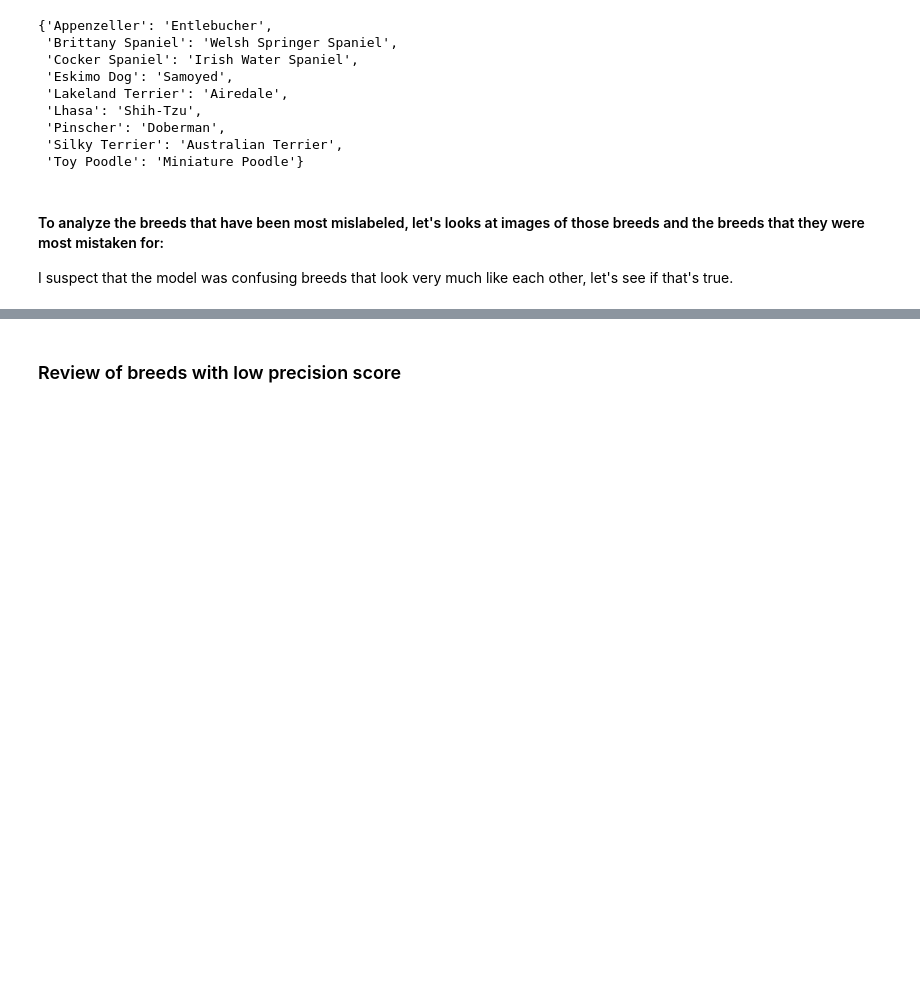
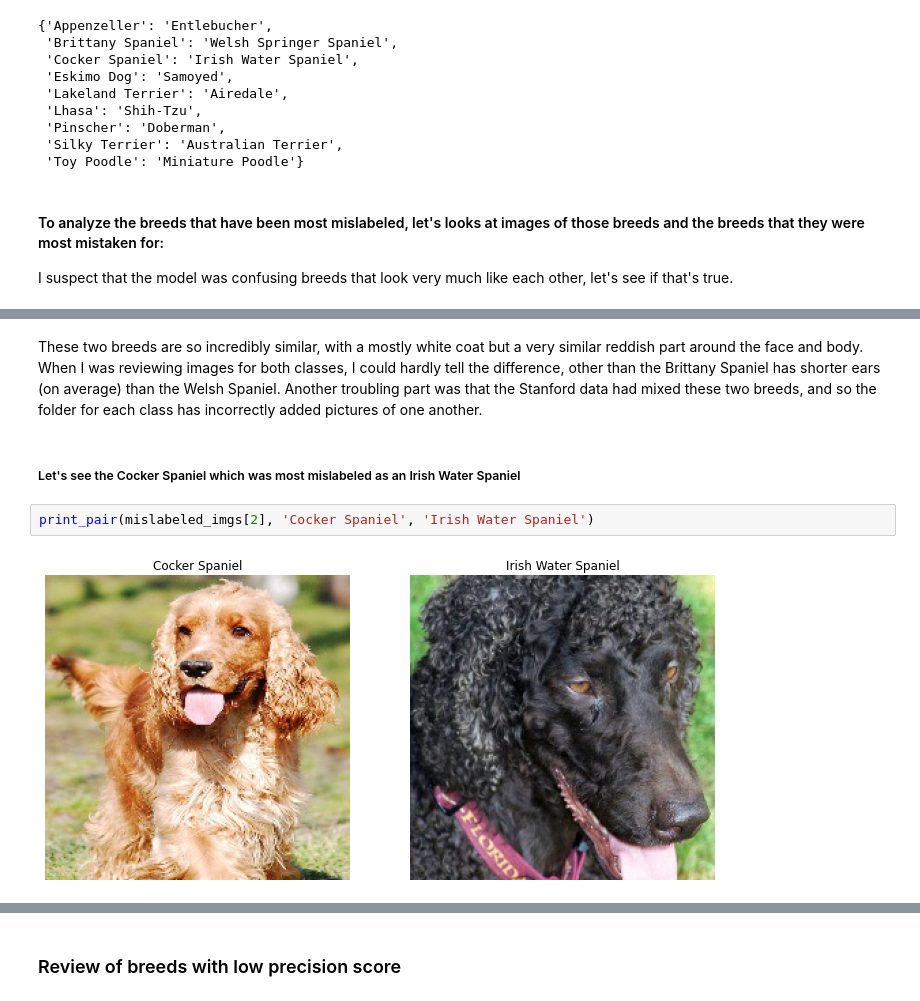
Before and after one commit to lgonzal6/dog_breed_classifier, a Jupyter notebook: Model Metrics Anlysis.ipynb, the cells around one changed output, grey strips where cells are left out. Saved outputs shown, nothing was run; the diff lists cells and outputs as text; blank space fills up the shorter version.

```diff
--- a/Model Metrics Anlysis.ipynb
+++ b/Model Metrics Anlysis.ipynb
@@ -187,0 +217,8 @@ plt.show()
+# %% [markdown]
+These two breeds are so incredibly similar, with a mostly white coat but a very similar reddish part around the face and body. When I was reviewing images for both classes, I could hardly tell the difference, other than the Brittany Spaniel has shorter ears (on average) than the Welsh Spaniel. Another troubling part was that the Stanford data had mixed these two breeds, and so the folder for each class has incorrectly added pictures of one another.
+# %% [markdown]
+##### Let's see the Cocker Spaniel which was most mislabeled as an Irish Water Spaniel
+# %%
+print_pair(mislabeled_imgs[2], 'Cocker Spaniel', 'Irish Water Spaniel')
+# %% [output]
+[figure, added]
```
Also changed, not shown: parts of 17 cells of this notebook, 15 other files.
